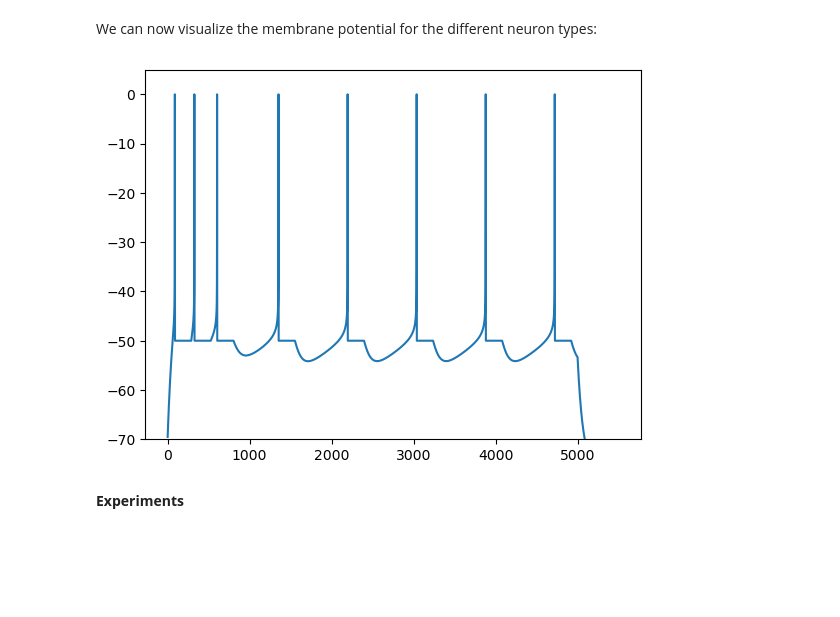
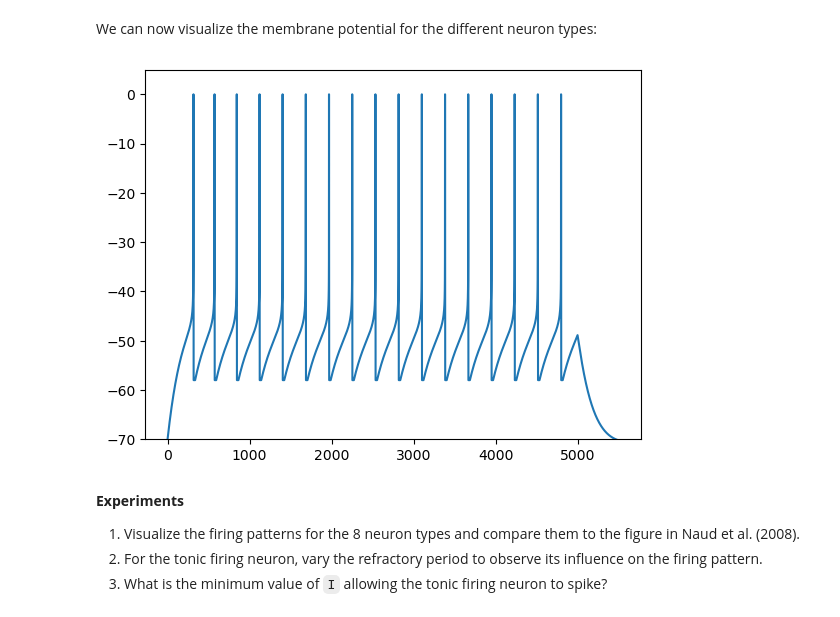
Before and after one commit to ANNarchy/CNS2023, a Jupyter notebook: src/notebooks/AdEx.ipynb, the cells around one changed output. Saved outputs shown, nothing was run; the diff lists cells and outputs as text; code cells hidden in the pictures; blank space fills up the shorter version.

```diff
--- a/src/notebooks/AdEx.ipynb
+++ b/src/notebooks/AdEx.ipynb
@@ -124,14 +126,18 @@ def trial(C, gL, E_L, v_T, delta_T, a, tau_w, b, v_r, I):
 # %% [markdown]
 We can now visualize the membrane potential for the different neuron types:
 # %%
-idx = 2
+idx = 0
 data = trial(C[idx], gL[idx], E_L[idx], v_T[idx], delta_T[idx], a[idx], tau_w[idx], b[idx], v_r[idx], I[idx])
 
 plt.figure()
 plt.plot(data[:, 0])
 plt.ylim((-70., 5.))
 plt.show()
 # %% [output]
-[figure, old version]
+[figure, new version]
-# %% [markdown]
-**Experiments**
+# %% [markdown]
+**Experiments**
+
+1. Visualize the firing patterns for the 8 neuron types and compare them to the figure in Naud et al. (2008).
+2. For the tonic firing neuron, vary the refractory period to observe its influence on the firing pattern.
+3. What is the minimum value of `I` allowing the tonic firing neuron to spike?
```
Also changed, not shown: parts of 1 cell of this notebook, 3 other files.
